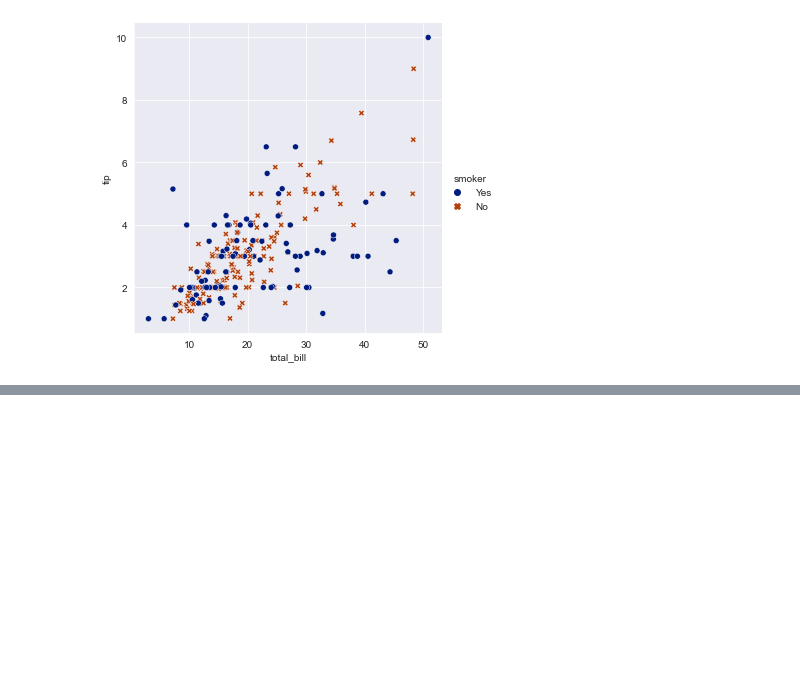
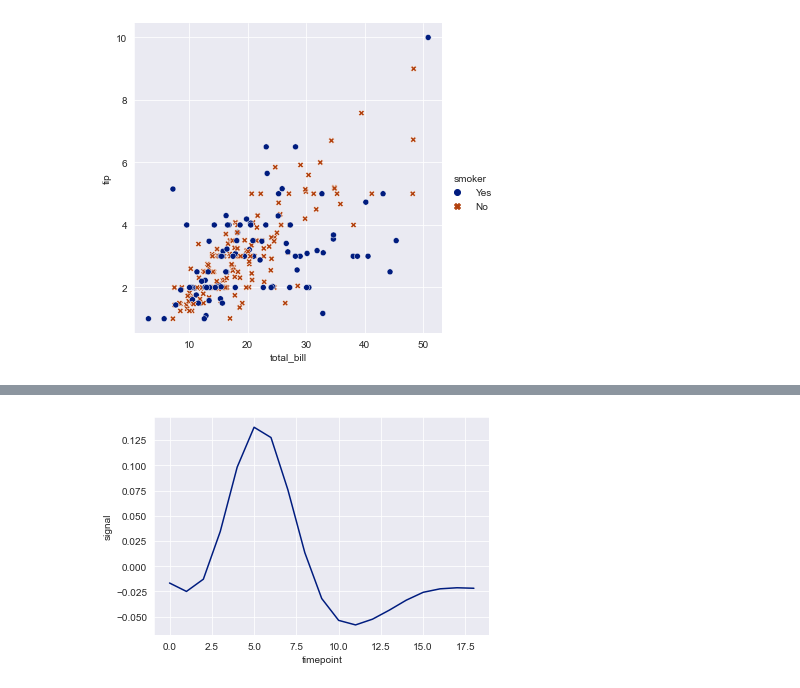
Before and after one commit to htuteja04/practice, a Jupyter notebook: Seaborn/Seaborn-practice.ipynb, the cells around one changed output, grey strips where cells are left out. Saved outputs shown, nothing was run; the diff lists cells and outputs as text; code cells hidden in the pictures; blank space fills up the shorter version.

```diff
--- a/Seaborn/Seaborn-practice.ipynb
+++ b/Seaborn/Seaborn-practice.ipynb
@@ -141,0 +164,4 @@ sns.relplot(data=t, x="total_bill", y="tip", hue="size", size="size");
+# %%
+sns.lineplot(data=f, y="signal", x="timepoint", ci=None);
+# %% [output]
+[figure, added]
```
Also changed, not shown: parts of 15 cells of this notebook, 1 other file.
